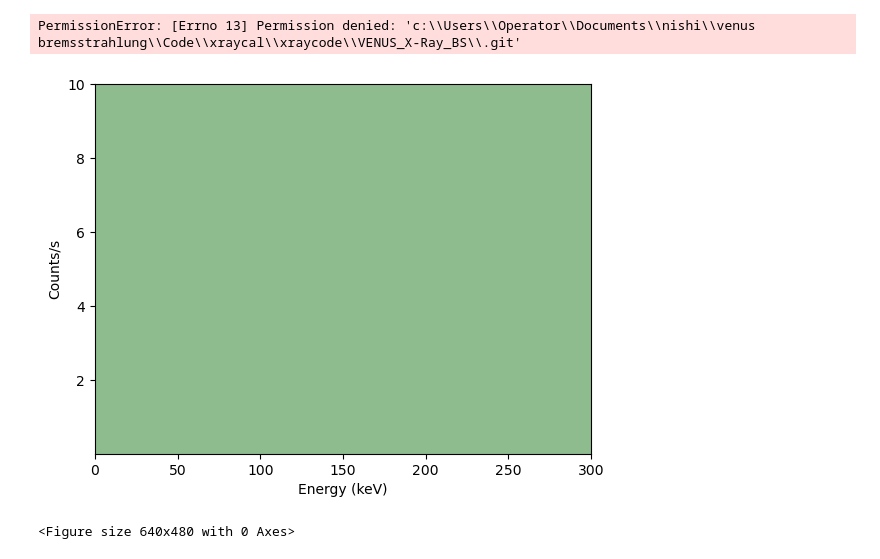
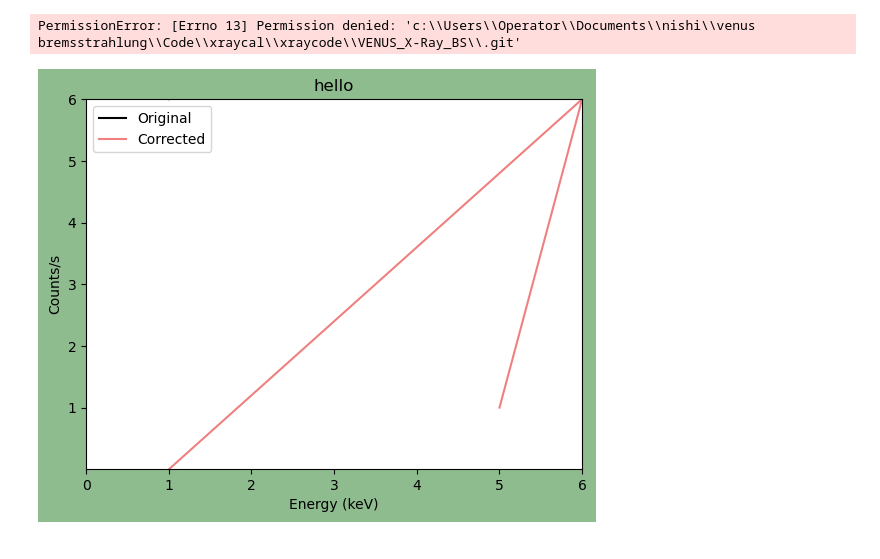
Before and after one commit to thebeesneesh/VENUS_X-Ray_BS, a Jupyter notebook: xrayBS.ipynb, the cells around one changed output. Saved outputs shown, nothing was run; the diff lists cells and outputs as text; code cells hidden in the pictures.

```diff
--- a/xrayBS.ipynb
+++ b/xrayBS.ipynb
@@ -598,18 +598,21 @@ for filename in os.listdir(os.getcwd()):
 c:\Users\Operator\Documents\nishi\venus bremsstrahlung\Code\xraycal\xraycode\VENUS_X-Ray_BS
 PermissionError: [Errno 13] Permission denied: 'c:\\Users\\Operator\\Documents\\nishi\\venus bremsstrahlung\\Code\\xraycal\\xraycode\\VENUS_X-Ray_BS\\.git'
 # %%
-    f, (ax1, ax2) = plt.subplots(2,frame_on = True, sharex = False, sharey = False)
-    ax = fig.add_subplot(111, frame_on = True, facecolor = 'lightpink')
-    ax1.plot(EffEnergy, EffAbs, linestyle = '-', color = 'black', marker = 'o', markersize = 8, label = 'Scintillator Efficiency') # efficiency plot
-    ax1.plot(EffEnergy, fit, linestyle = '-', color = 'darkseagreen', marker = 'o', markersize = 8, label = 'Ideal LSPoly3rd Order Fit')
-    ax1.plot(E, Effxray, linestyle = '-', color = 'white', marker = 'o', markersize = 5, label = 'Effective X-Ray Spectrum')     # is this right? in sensitive region (>50 keV)
-    ax1.set_xlim(0, 410)
-    ax1.set_ylim(0, 1)
-    ax1.set_xlabel('Energy (keV)', color = 'black')
-    ax1.set_ylabel('Total Absorption', color = 'black')
-    ax1.set_title('Efficiency')
-    ax1.legend()
-    #show()
+E = [1,6,5]
+xbgD = [6,7,9]
+CorrectedxbgD = [0,6,1]
+xbgname = 'hello'
+
+fig = figure(facecolor = 'darkseagreen')                        # efficiency plot
+ax = fig.add_subplot(111, frame_on = True, facecolor = 'white')
+ax.plot(E, xbgD, linestyle = '-', color = 'black', label = 'Original')
+ax.plot(E, CorrectedxbgD, linestyle = '-', color = 'lightcoral', label = 'Corrected')
+ax.set_xlim(0, max(E))
+ax.set_ylim(0.01, max(CorrectedxbgD))
+ax.set_xlabel('Energy (keV)', color = 'black')
+ax.set_ylabel('Counts/s', color = 'black')
+ax.set_title(xbgname)
+ax.legend()
+show()
 # %% [output]
-[figure, old version]
+[figure, new version]
-<Figure size 640x480 with 0 Axes>
```
Also changed, not shown: 1 other file.
